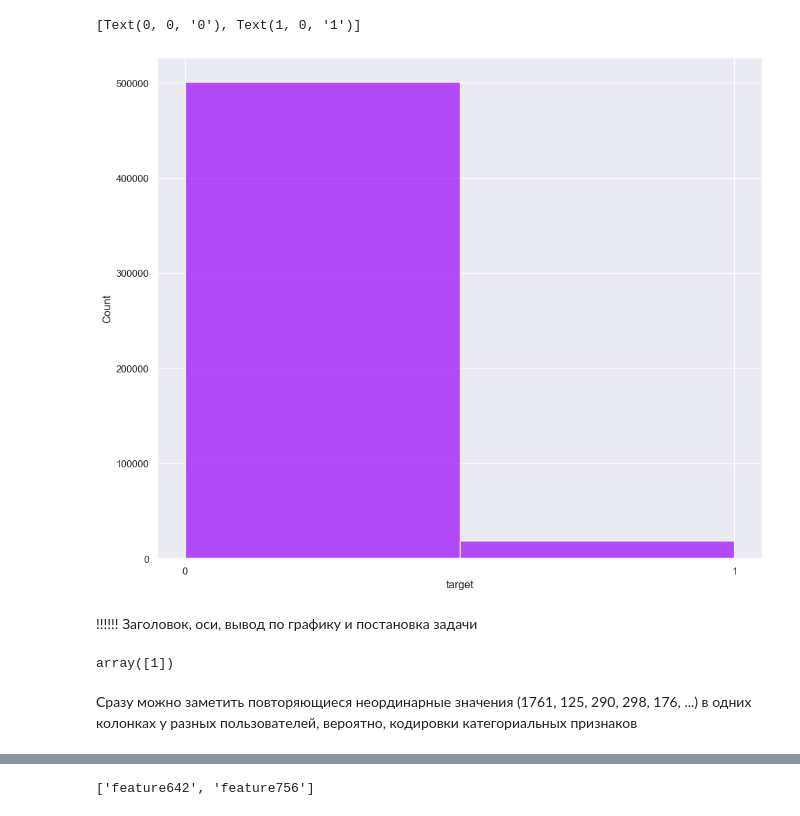
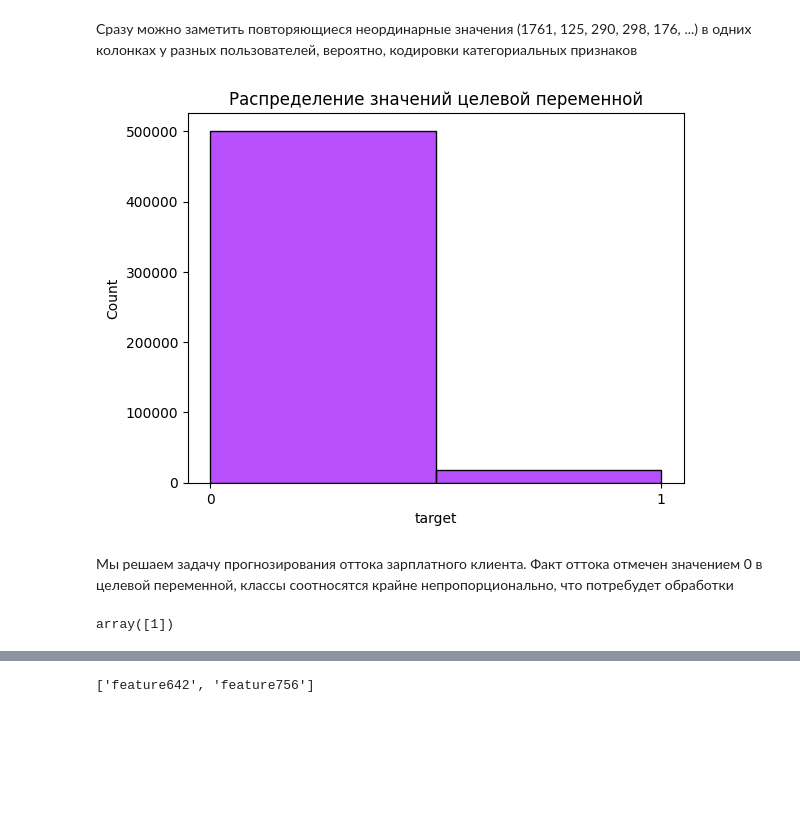
Before and after one commit to REU-DS-CLUB/purple_hack, a Jupyter notebook: EDA.ipynb, the cells around one changed output, grey strips where cells are left out. Drawn from its saved outputs; the diff is of its cells as text; code cells hidden in the pictures; blank space fills up the shorter version.

```diff
--- a/EDA.ipynb
+++ b/EDA.ipynb
@@ -30,3 +32,10 @@ df = pd.read_parquet("raw_data.parquet")
+# %%
+# для локального открытия
+file_path = "Data/train_ai_comp_final_dp.parquet"
+pf = ParquetFile(file_path)
+df = pf.to_pandas()
+
+#df = download_raw_data_from_drive_and_open_in_pandas() #- функция для скачивания из гугл диска
 # %%
 # делаем первый взгляд на данные
 
@@ -46,15 +55,16 @@ df.sample(10)
+# %% [markdown]
+Сразу можно заметить повторяющиеся неординарные значения (1761, 125, 290, 298, 176, ...) в одних колонках у разных пользователей, вероятно, кодировки категориальных признаков
 # %%
-# смотрим на распределение значений целевой переменной
-
 ax = sns.histplot(data=df.target, bins=2)
-
 ax.xaxis.set_ticks([0, 1])
 ax.set_xticklabels([0, 1])
+ax.set_title('Распределение значений целевой переменной')
+
+plt.show()
 # %% [output]
-[Text(0, 0, '0'), Text(1, 0, '1')]
-[figure, old version]
+[figure, new version]
 # %% [markdown]
-!!!!!! Заголовок, оси, вывод по графику и постановка задачи
+Мы решаем задачу прогнозирования оттока зарплатного клиента. Факт оттока отмечен значением 0 в целевой переменной, классы соотносятся крайне непропорционально, что потребудет обработки
 # %%
 # выделяем таргет в отдельную переменную
 
@@ -65,5 +75,3 @@ target = df['target']
 df.sample_ml_new.unique()
 # %% [output]
 array([1])
-# %% [markdown]
-Сразу можно заметить повторяющиеся неординарные значения (1761, 125, 290, 298, 176, ...) в одних колонках у разных пользователей, вероятно, кодировки категориальных признаков
```
Also changed, not shown: parts of 37 cells of this notebook.
